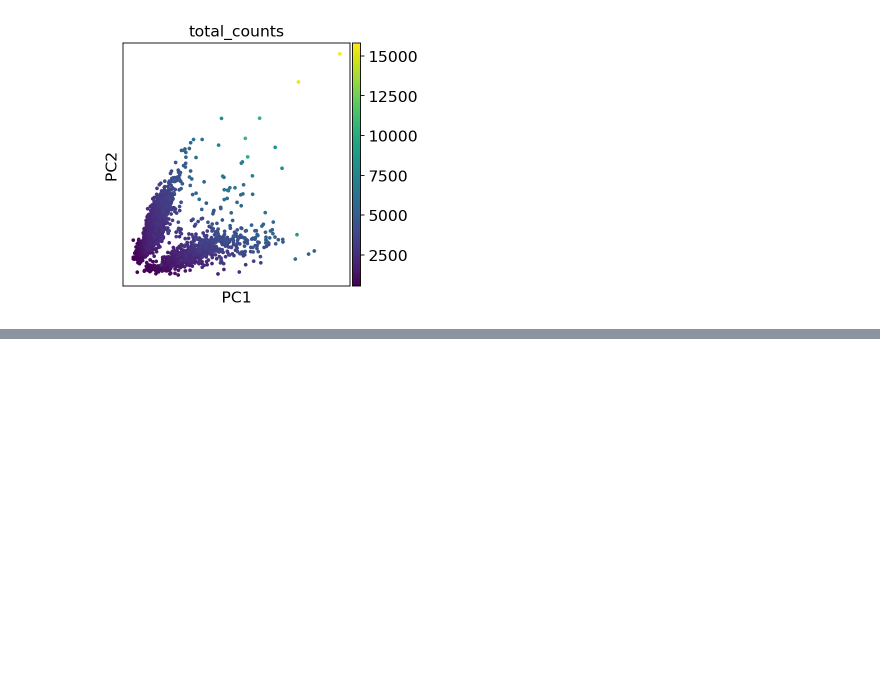
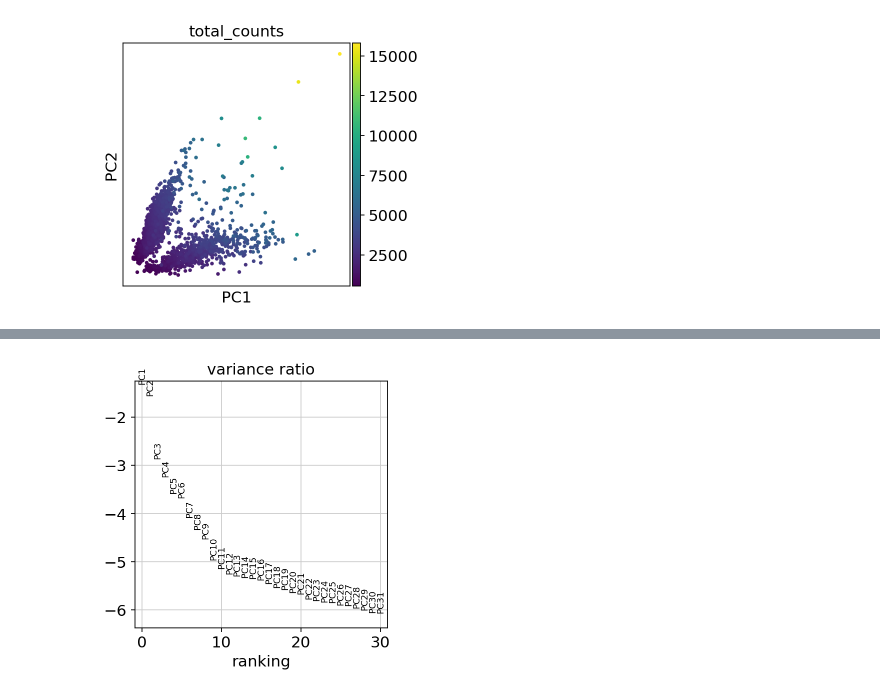
Before and after one commit to lucas-rdlr/rna-sequencing, a Jupyter notebook: notebooks/tutorial.ipynb, the cells around one changed output, grey strips where cells are left out. Saved outputs shown, nothing was run; the diff lists cells and outputs as text; code cells hidden in the pictures; blank space fills up the shorter version.

```diff
--- a/notebooks/tutorial.ipynb
+++ b/notebooks/tutorial.ipynb
@@ -157,0 +180,4 @@ sc.pl.scatter(adata4, x='total_counts', y='n_genes_by_counts')
+# %%
+sc.pl.pca_variance_ratio(adata3, log=True)
+# %% [output]
+[figure, added]
```
Also changed, not shown: parts of 18 cells of this notebook.
